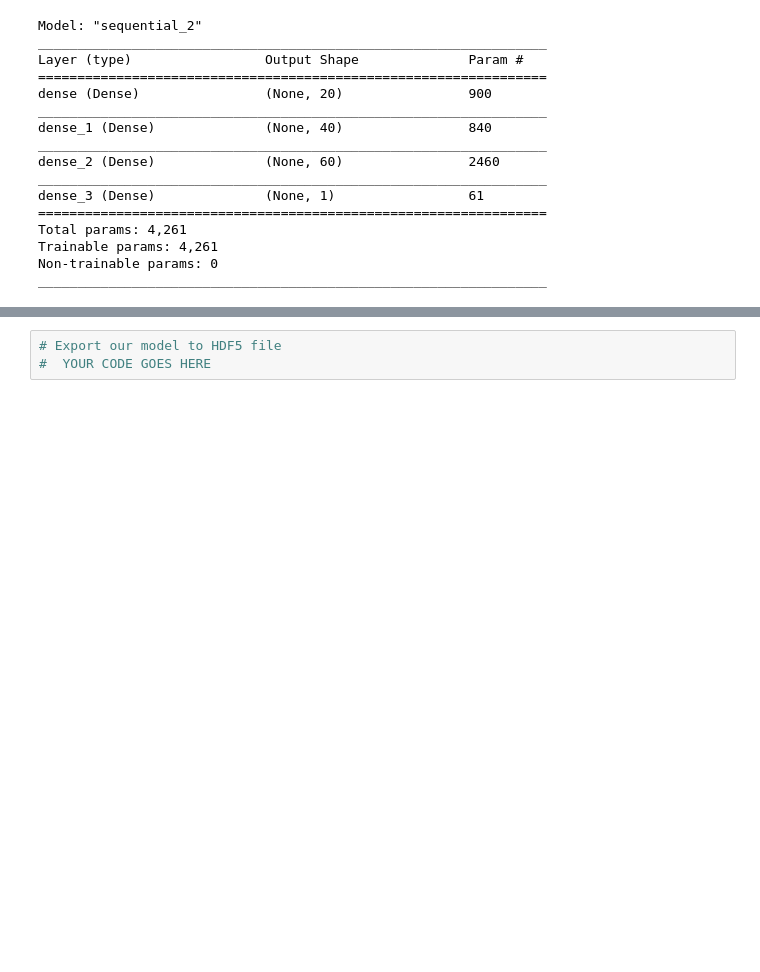
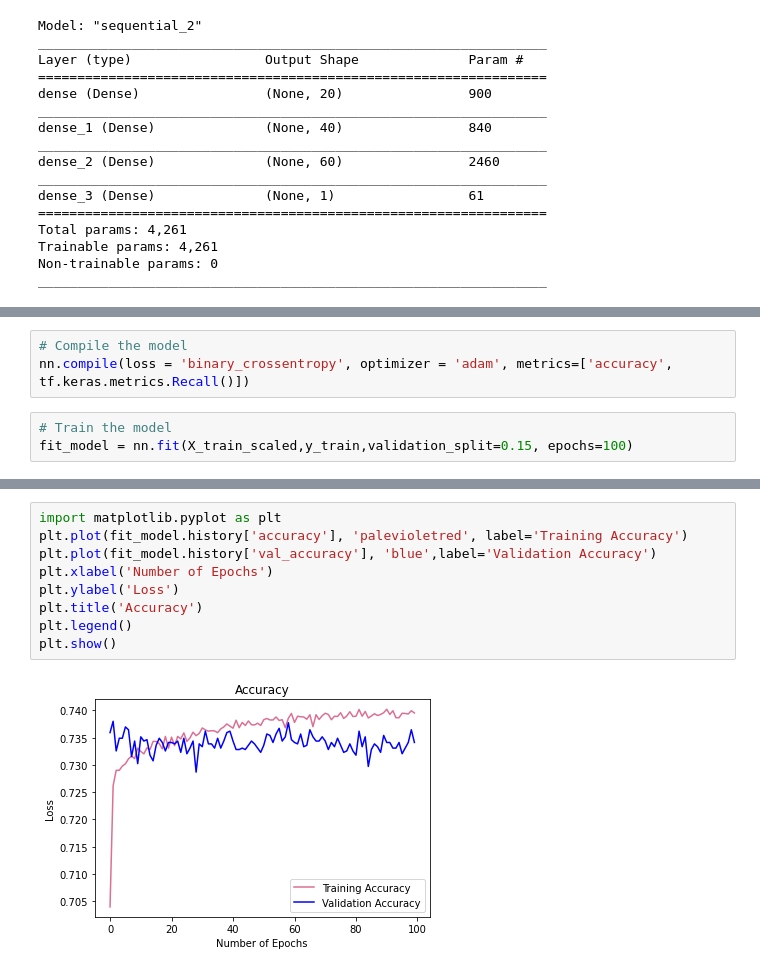
Before and after one commit to susanquiros/Charity-Funding-Predictor--Deep-Learning-, a Jupyter notebook: Starter_Code.ipynb, the cells around one changed output, grey strips where cells are left out. Saved outputs shown, nothing was run; the diff lists cells and outputs as text; blank space fills up the shorter version.

```diff
--- a/Starter_Code.ipynb
+++ b/Starter_Code.ipynb
@@ -307,0 +282,6 @@ Epoch 100/100
+# %%
+# Compile the model
+nn.compile(loss = 'binary_crossentropy', optimizer = 'adam', metrics=['accuracy', tf.keras.metrics.Recall()])
+# %%
+# Train the model
+fit_model = nn.fit(X_train_scaled,y_train,validation_split=0.15, epochs=100)
@@ -315,3 +313,11 @@ Loss: 0.557812534073699, Accuracy: 0.7262973785400391
-# %%
-# Export our model to HDF5 file
-#  YOUR CODE GOES HERE
+# %%
+import matplotlib.pyplot as plt
+plt.plot(fit_model.history['accuracy'], 'palevioletred', label='Training Accuracy')
+plt.plot(fit_model.history['val_accuracy'], 'blue',label='Validation Accuracy')
+plt.xlabel('Number of Epochs')
+plt.ylabel('Loss')
+plt.title('Accuracy')
+plt.legend()
+plt.show()
+# %% [output]
+[figure, added]
```
Also changed, not shown: parts of 7 cells of this notebook.
